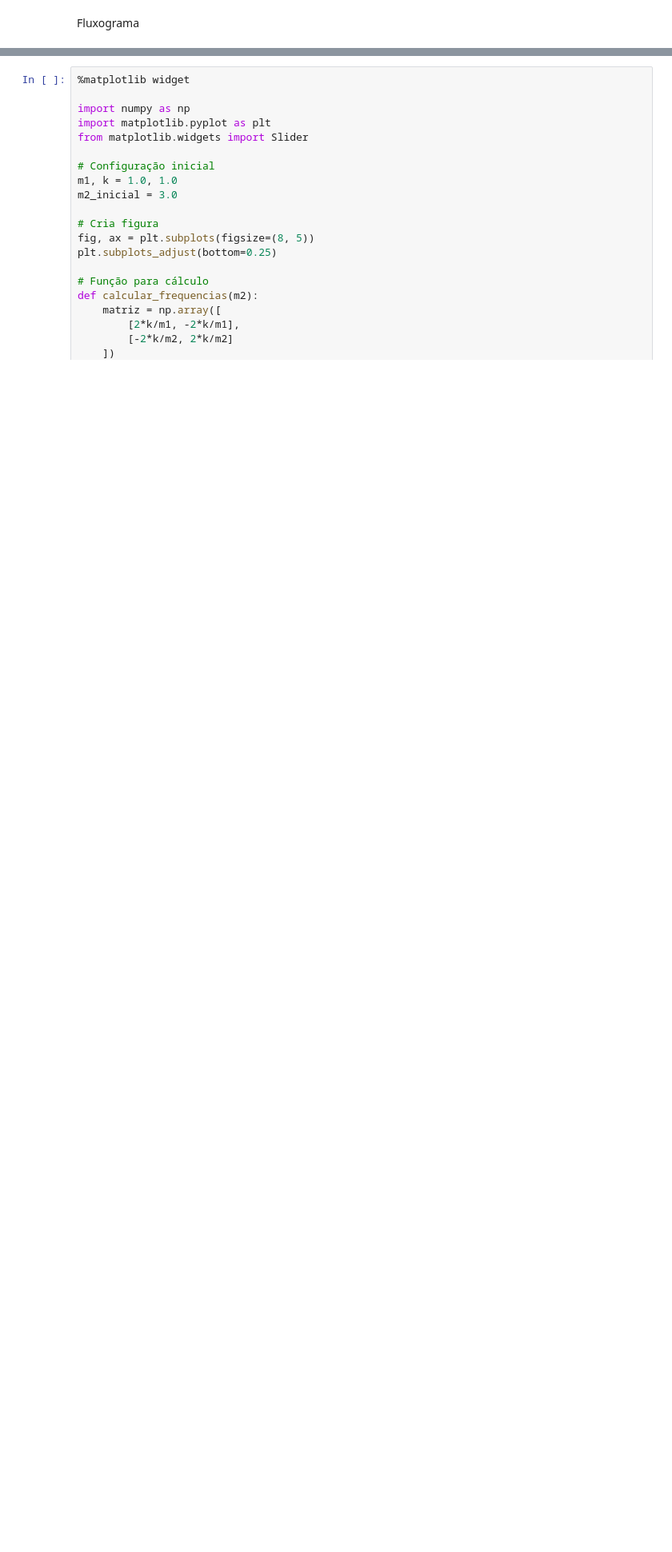
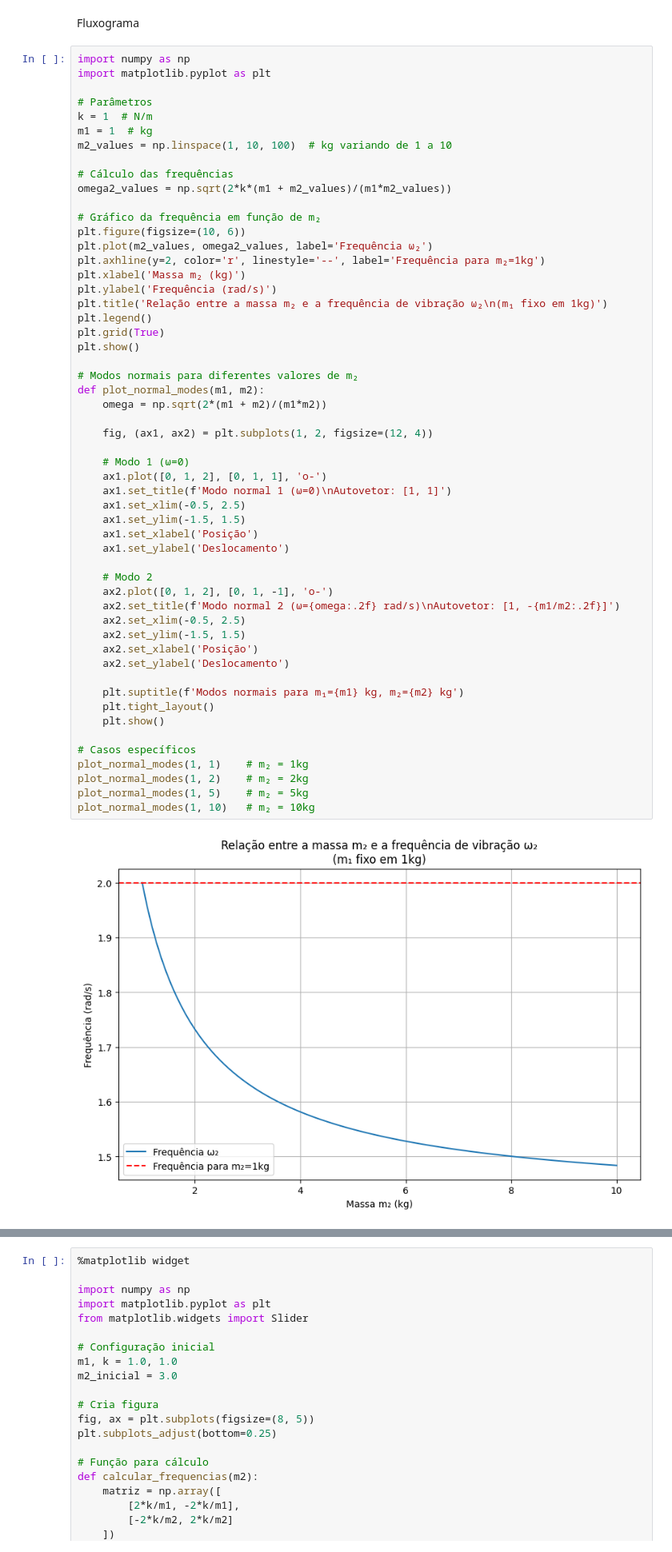
Before and after one commit to vinanit/Atividade_4_Fisica_computacional, a Jupyter notebook: Av4.ipynb, the cells around one changed output, grey strips where cells are left out. Shown at 80% size. Drawn from its saved outputs; the diff is of its cells as text; blank space fills up the shorter version.

```diff
--- a/Av4.ipynb
+++ b/Av4.ipynb
@@ -2,3 +2,59 @@
 ![alt text](enunciado_1.png)
 # %% [markdown]
 Fluxograma
+# %%
+import numpy as np
+import matplotlib.pyplot as plt
+
+# Parâmetros
+k = 1  # N/m
+m1 = 1  # kg
+m2_values = np.linspace(1, 10, 100)  # kg variando de 1 a 10
+
+# Cálculo das frequências
+omega2_values = np.sqrt(2*k*(m1 + m2_values)/(m1*m2_values))
+
+# Gráfico da frequência em função de m₂
+plt.figure(figsize=(10, 6))
+plt.plot(m2_values, omega2_values, label='Frequência ω₂')
+plt.axhline(y=2, color='r', linestyle='--', label='Frequência para m₂=1kg')
+plt.xlabel('Massa m₂ (kg)')
+plt.ylabel('Frequência (rad/s)')
+plt.title('Relação entre a massa m₂ e a frequência de vibração ω₂\n(m₁ fixo em 1kg)')
+plt.legend()
+plt.grid(True)
+plt.show()
+
+# Modos normais para diferentes valores de m₂
+def plot_normal_modes(m1, m2):
+    omega = np.sqrt(2*(m1 + m2)/(m1*m2))
+
+    fig, (ax1, ax2) = plt.subplots(1, 2, figsize=(12, 4))
+
+    # Modo 1 (ω=0)
+    ax1.plot([0, 1, 2], [0, 1, 1], 'o-')
+    ax1.set_title(f'Modo normal 1 (ω=0)\nAutovetor: [1, 1]')
+    ax1.set_xlim(-0.5, 2.5)
+    ax1.set_ylim(-1.5, 1.5)
+    ax1.set_xlabel('Posição')
+    ax1.set_ylabel('Deslocamento')
+
+    # Modo 2
+    ax2.plot([0, 1, 2], [0, 1, -1], 'o-')
+    ax2.set_title(f'Modo normal 2 (ω={omega:.2f} rad/s)\nAutovetor: [1, -{m1/m2:.2f}]')
+    ax2.set_xlim(-0.5, 2.5)
+    ax2.set_ylim(-1.5, 1.5)
+    ax2.set_xlabel('Posição')
+    ax2.set_ylabel('Deslocamento')
+
+    plt.suptitle(f'Modos normais para m₁={m1} kg, m₂={m2} kg')
+    plt.tight_layout()
+    plt.show()
+
+# Casos específicos
+plot_normal_modes(1, 1)    # m₂ = 1kg
+plot_normal_modes(1, 2)    # m₂ = 2kg
+plot_normal_modes(1, 5)    # m₂ = 5kg
+plot_normal_modes(1, 10)   # m₂ = 10kg
+# %% [output]
+[figure, added]
```
Also changed, not shown: parts of 4 cells of this notebook.
